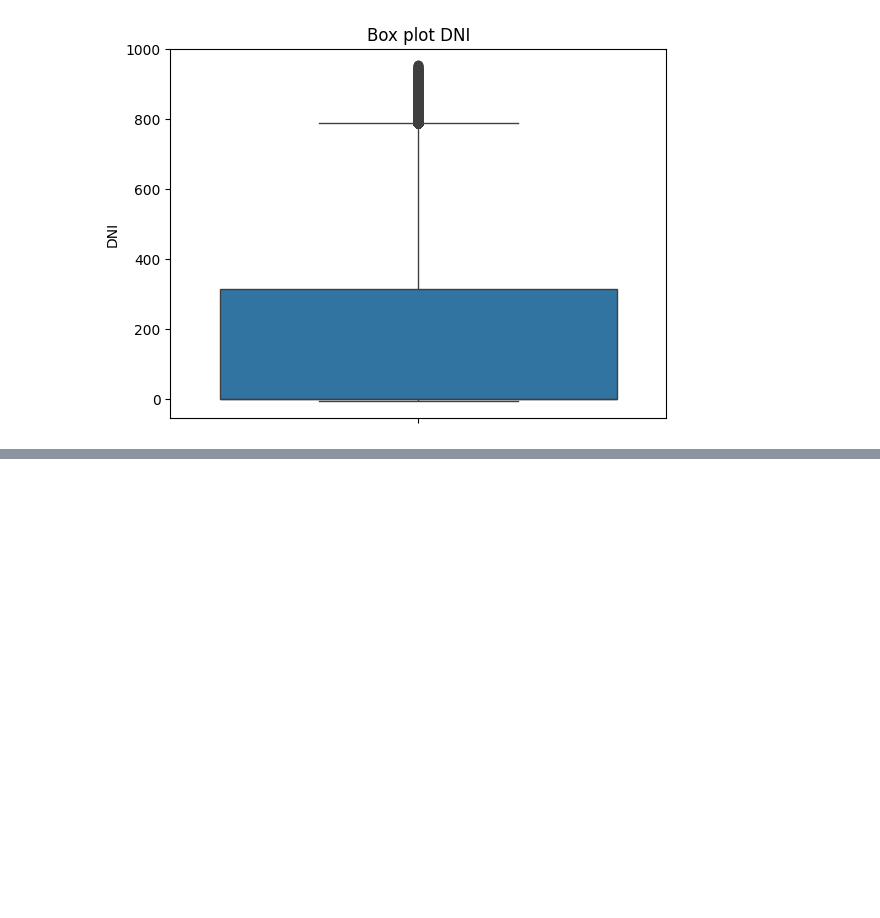
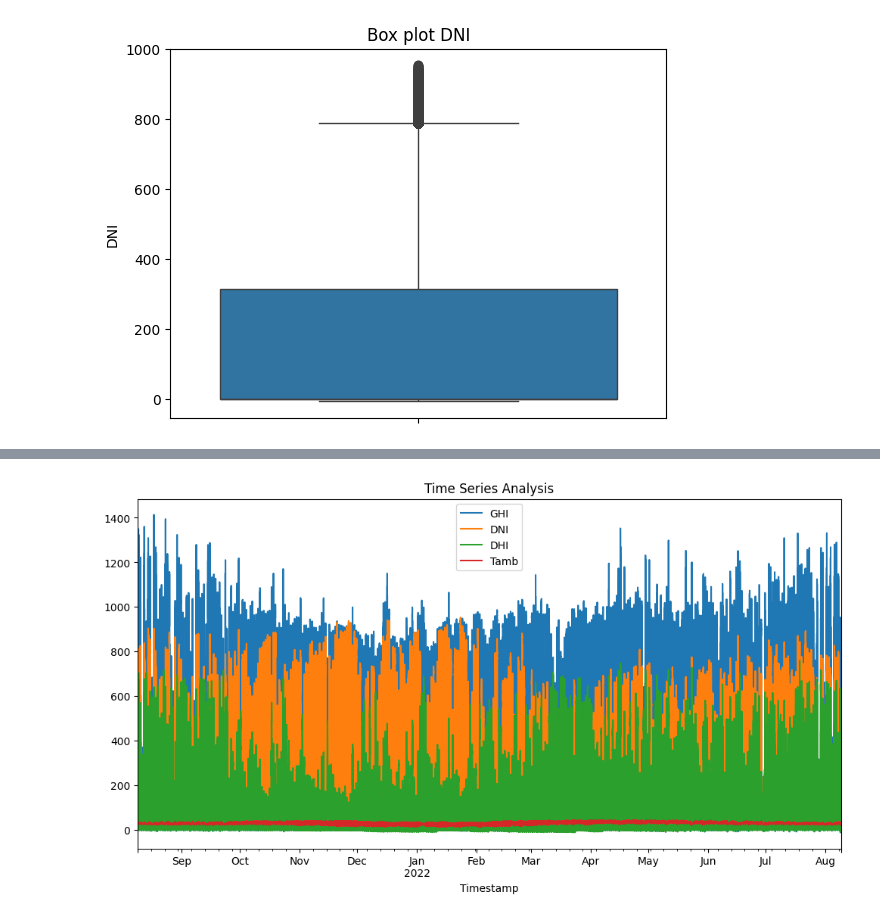
Before and after one commit to EstifanosTeklay/MoonLight-Energy-Solutions, a Jupyter notebook: notebooks/benin_EDA.ipynb, the cells around one changed output, grey strips where cells are left out. Drawn from its saved outputs; the diff is of its cells as text; code cells hidden in the pictures; blank space fills up the shorter version.

Commit message:
Time series Analysis

```diff
--- a/notebooks/benin_EDA.ipynb
+++ b/notebooks/benin_EDA.ipynb
@@ -125,0 +136,8 @@ plt.show()
+# %%
+benin_data['Timestamp'] = pd.to_datetime(benin_data['Timestamp'])
+benin_data.set_index('Timestamp', inplace=True)
+benin_data[['GHI','DNI','DHI','Tamb']].plot(figsize=(12, 6))
+plt.title("Time Series Analysis")
+plt.show()
+# %% [output]
+[figure, added]
```
Also changed, not shown: parts of 2 cells of this notebook.
